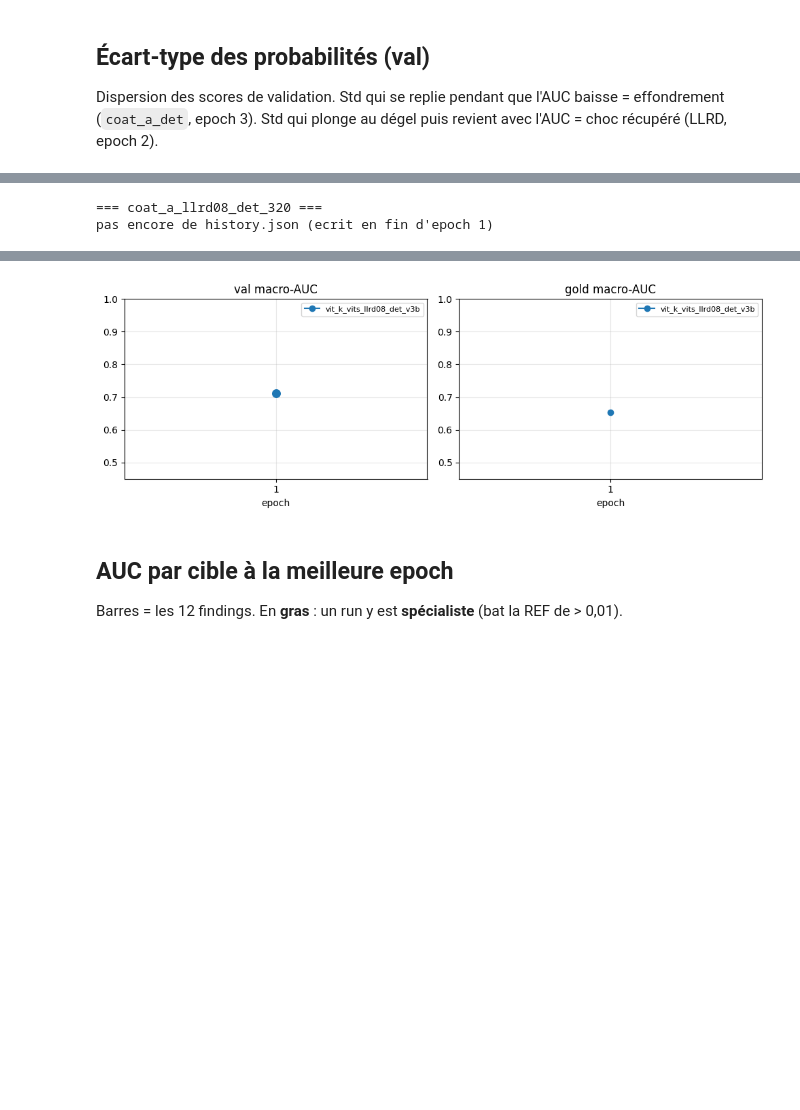
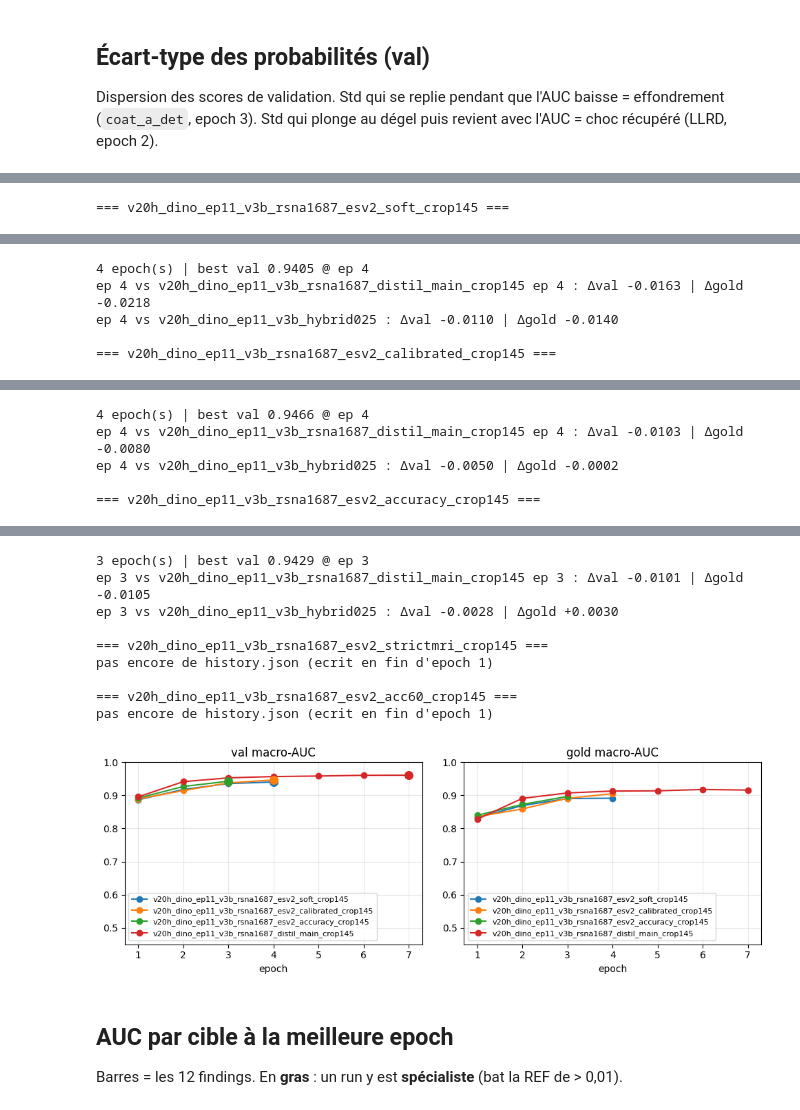
Before and after one commit to GabrielSultan/RSNA-comp, a Jupyter notebook: notebooks/08_compare_subset.ipynb, the cells around one changed output, grey strips where cells are left out. Saved outputs shown, nothing was run; the diff lists cells and outputs as text; code cells hidden in the pictures; blank space fills up the shorter version.

Commit message:
update compare subset notebook

```diff
--- a/notebooks/08_compare_subset.ipynb
+++ b/notebooks/08_compare_subset.ipynb
@@ -53,20 +58,20 @@ CKPT = ROOT / "checkpoints"
 # REF = subset_vit_k_llrd08_det_frac025 (224) s'il est dans RUNS, pas le run 320.
 RUNS = [
     # hybrid025 : meme val 652 RSNA, train 1265 RSNA + 422 OAI, 7 epochs.
-    "subset_v20b_dino_ep11_v3b_hybrid025",
     "subset_v20h_dino_ep11_v3b_hybrid025",
     # wd 0.01, dropout 0.2, 8 epochs, cosine 10. Meme split que v20h hybrid025.
-    # meme recette wd01, FOV RSNA fluide 145 mm (T1/OAI restent crop130).
-    "subset_v20h_dino_ep11_v3b_hybrid025_wd01_crop145",
-    "subset_coat_a_llrd08_v3b_hybrid025",
+
     "subset_vit_k_llrd08_320_v3b_hybrid025",
     # CNX-a stride 32, carte 7x7. Le stride 16 (val 0.62) est jete.
     "subset_cnx_r7_in22k_v3b_hybrid025",
     "subset_v20h_dino_ep11_v3b_rsna1687_distil_main_crop145",
-    # Ablation ViT-S vs ViT-k 224. Memes labels gpt56sol, meme split frac025.
-    # REF = le ViT-k (B). Val non comparable aux courbes hybrid025 ci-dessus.
-    "subset_vit_k_llrd08_det_frac025",
-    "subset_vit_k_s_llrd08_det_frac025",
+    # Soft labels expert-stressed v2. Memes 1687 UID RSNA que le distil,
+    # val hybrid officielle. La courbe apparait des la fin de l'epoch 1.
+    "subset_v20h_dino_ep11_v3b_rsna1687_esv2_soft_crop145",
+    "subset_v20h_dino_ep11_v3b_rsna1687_esv2_calibrated_crop145",
+    "subset_v20h_dino_ep11_v3b_rsna1687_esv2_accuracy_crop145",
+    "subset_v20h_dino_ep11_v3b_rsna1687_esv2_strictmri_crop145",
+
 ]
 
 TARGETS = [
@@ -95,6 +100,10 @@ def load_run(name: str) -> dict | None:
     hist_p = d / "history.json"
     if not hist_p.exists():
         log_p = d / "train.log"
+        if not log_p.exists():
+            alt = ROOT / "logs" / f"{name}.log"
+            if alt.exists():
+                log_p = alt
         uid_p = d / "train_uids.txt"
         if log_p.exists() or uid_p.exists():
             stamp = ""
@@ -303,8 +312,12 @@ Le contrôle « lr uniforme » ne s'applique qu'à un run dont le nom contient `
 # %%
 LIVES = [
-    "subset_coat_a_llrd08_det_320_frac025",  # en cours
+    "subset_v20h_dino_ep11_v3b_rsna1687_esv2_soft_crop145",
+    "subset_v20h_dino_ep11_v3b_rsna1687_esv2_calibrated_crop145",
+    "subset_v20h_dino_ep11_v3b_rsna1687_esv2_accuracy_crop145",
+    "subset_v20h_dino_ep11_v3b_rsna1687_esv2_strictmri_crop145",
 ]
-PARENT = "subset_coat_a_llrd08_det_frac025"
+PARENT = "subset_v20h_dino_ep11_v3b_hybrid025_wd01_crop145"
+DISTIL = "subset_v20h_dino_ep11_v3b_rsna1687_distil_main_crop145"
 DEAD_STD = 0.12
 
 by_name = {r["name"]: r for r in runs}
@@ -326,19 +339,20 @@ def kd_targets(name: str) -> list[str]:
 
 
 def track_live(live_name: str) -> None:
-    live, parent, ref = per_epoch(live_name), per_epoch(PARENT), per_epoch(REF)
+    live = per_epoch(live_name)
+    parent, distil, ref = per_epoch(PARENT), per_epoch(DISTIL), per_epoch(REF)
     print(f"\n=== {run_label(live_name)} ===")
     if live is None:
         print("pas encore de history.json (ecrit en fin d'epoch 1)")
         return
     cols = {}
-    for name, h in [(live_name, live), (PARENT, parent), (REF, ref)]:
+    for name, h in [(live_name, live), (PARENT, parent), (DISTIL, distil), (REF, ref)]:
         if h is None:
             continue
         for m, short in METRICS:
             cols[f"{run_label(name)} {short}"] = h[m].reindex(live.index)
     track = pd.DataFrame(cols)
-    for name, h in [(PARENT, parent), (REF, ref)]:
+    for name, h in [(PARENT, parent), (DISTIL, distil), (REF, ref)]:
         if h is None:
             continue
         for m, short in METRICS[:2]:
@@ -362,12 +376,14 @@ def track_live(live_name: str) -> None:
                 and live.proba_std[3] < DEAD_STD)
         print("controle ep3 :", "MORT (signature lr uniforme) -> couper le train"
               if dead else "vivant (pas la signature lr uniforme)")
-    if parent is not None:
-        p_ep = last if last in parent.index else int(parent.index.max())
-        dv = live.val_macro_auc[last] - parent.val_macro_auc[p_ep]
-        dg = live.gold_macro_auc[last] - parent.gold_macro_auc[p_ep]
-        note = "" if p_ep == last else f" (parent arrete ep {p_ep})"
-        print(f"ep {last} vs {run_label(PARENT)} ep {p_ep}{note} : "
+    for tag, base in ((PARENT, parent), (DISTIL, distil)):
+        if base is None:
+            continue
+        p_ep = last if last in base.index else int(base.index.max())
+        dv = live.val_macro_auc[last] - base.val_macro_auc[p_ep]
+        dg = live.gold_macro_auc[last] - base.gold_macro_auc[p_ep]
+        note = "" if p_ep == last else f" (repere arrete ep {p_ep})"
+        print(f"ep {last} vs {run_label(tag)} ep {p_ep}{note} : "
               f"Δval {dv:+.4f} | Δgold {dg:+.4f}")
     if ref is not None and last in ref.index:
         dv = live.val_macro_auc[last] - ref.val_macro_auc[last]
@@ -398,8 +414,10 @@ def track_live(live_name: str) -> None:
 for name in LIVES:
     track_live(name)
 
-# Courbe live vs parent vs REF (coat_c en tete de LIVES).
-focus = list(dict.fromkeys(n for n in (LIVES[0], PARENT, REF) if n in by_name))
+# Courbes des 5 esv2 des qu'une epoch est ecrite, plus les deux reperes.
+focus = list(dict.fromkeys(
+    n for n in (*LIVES, PARENT, DISTIL) if n in by_name
+))
 if focus:
     fig, axes = plt.subplots(1, 2, figsize=(10, 3.6), sharex=True)
     emax_f = max(int(by_name[n]["hist"]["epoch"].max()) for n in focus)
@@ -424,5 +442,4 @@ if focus:
     plt.tight_layout()
     plt.show()
 # %% [output]
-=== coat_a_llrd08_det_320 ===
-pas encore de history.json (ecrit en fin d'epoch 1)
+=== v20h_dino_ep11_v3b_rsna1687_esv2_soft_crop145 ===
@@ -428,0 +452,5 @@ pas encore de history.json (ecrit en fin d'epoch 1)
+4 epoch(s) | best val 0.9405 @ ep 4
+ep 4 vs v20h_dino_ep11_v3b_rsna1687_distil_main_crop145 ep 4 : Δval -0.0163 | Δgold -0.0218
+ep 4 vs v20h_dino_ep11_v3b_hybrid025 : Δval -0.0110 | Δgold -0.0140
+
+=== v20h_dino_ep11_v3b_rsna1687_esv2_calibrated_crop145 ===
@@ -428,0 +463,5 @@ pas encore de history.json (ecrit en fin d'epoch 1)
+4 epoch(s) | best val 0.9466 @ ep 4
+ep 4 vs v20h_dino_ep11_v3b_rsna1687_distil_main_crop145 ep 4 : Δval -0.0103 | Δgold -0.0080
+ep 4 vs v20h_dino_ep11_v3b_hybrid025 : Δval -0.0050 | Δgold -0.0002
+
+=== v20h_dino_ep11_v3b_rsna1687_esv2_accuracy_crop145 ===
@@ -429,4 +473,13 @@ pas encore de history.json (ecrit en fin d'epoch 1)
+3 epoch(s) | best val 0.9429 @ ep 3
+ep 3 vs v20h_dino_ep11_v3b_rsna1687_distil_main_crop145 ep 3 : Δval -0.0101 | Δgold -0.0105
+ep 3 vs v20h_dino_ep11_v3b_hybrid025 : Δval -0.0028 | Δgold +0.0030
+
+=== v20h_dino_ep11_v3b_rsna1687_esv2_strictmri_crop145 ===
+pas encore de history.json (ecrit en fin d'epoch 1)
+
+=== v20h_dino_ep11_v3b_rsna1687_esv2_acc60_crop145 ===
+pas encore de history.json (ecrit en fin d'epoch 1)
-[figure, old version]
+[figure, new version]
 # %% [markdown]
 ## AUC par cible à la meilleure epoch
 
```
Also changed, not shown: parts of 13 cells of this notebook.
